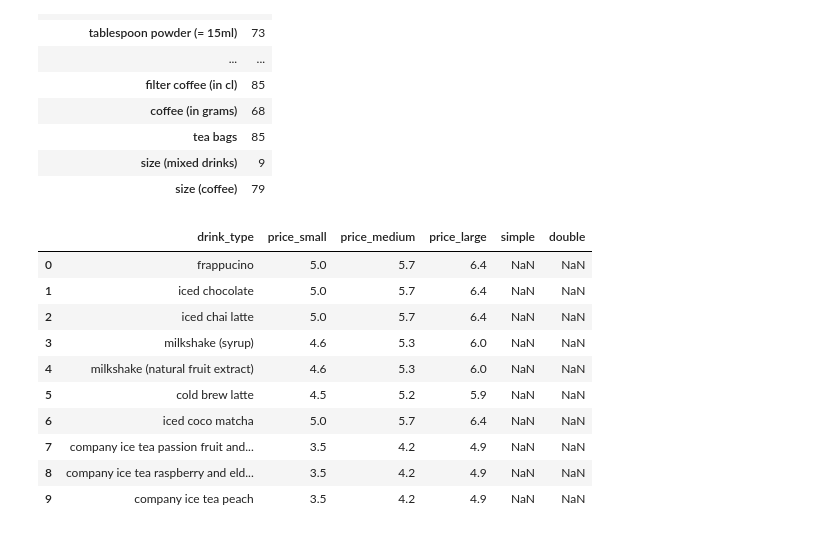
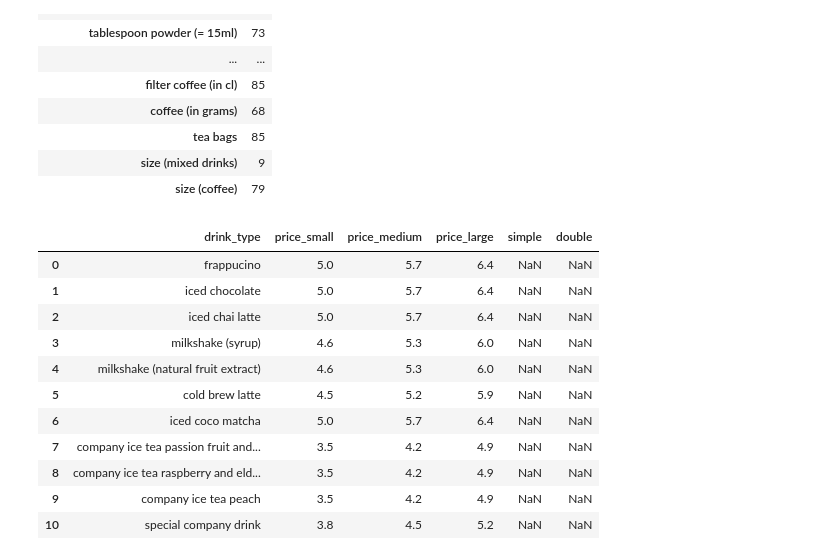
Before and after one commit to Luna-Agora/coffee, a Jupyter notebook: Notebooks/coffee notebook.ipynb, the cells around one changed output. Saved outputs shown, nothing was run; the diff lists cells and outputs as text; code cells hidden in the pictures.

```diff
--- a/Notebooks/coffee notebook.ipynb
+++ b/Notebooks/coffee notebook.ipynb
@@ -444,16 +444,17 @@ nulls
 | size (mixed drinks) | 9 |
 | size (coffee) | 79 |
 # %%
-price.head(10)
+price.head(11)
 # %% [output]
 |  | drink_type | price_small | price_medium | price_large | simple | double |
 | 0 | frappucino | 5.0 | 5.7 | 6.4 | NaN | NaN |
 | 1 | iced chocolate | 5.0 | 5.7 | 6.4 | NaN | NaN |
 | 2 | iced chai latte | 5.0 | 5.7 | 6.4 | NaN | NaN |
 | 3 | milkshake (syrup) | 4.6 | 5.3 | 6.0 | NaN | NaN |
 | 4 | milkshake (natural fruit extract) | 4.6 | 5.3 | 6.0 | NaN | NaN |
 | 5 | cold brew latte | 4.5 | 5.2 | 5.9 | NaN | NaN |
 | 6 | iced coco matcha | 5.0 | 5.7 | 6.4 | NaN | NaN |
 | 7 | company ice tea passion fruit and... | 3.5 | 4.2 | 4.9 | NaN | NaN |
 | 8 | company ice tea raspberry and eld... | 3.5 | 4.2 | 4.9 | NaN | NaN |
 | 9 | company ice tea peach | 3.5 | 4.2 | 4.9 | NaN | NaN |
+| 10 | special company drink | 3.8 | 4.5 | 5.2 | NaN | NaN |
```
